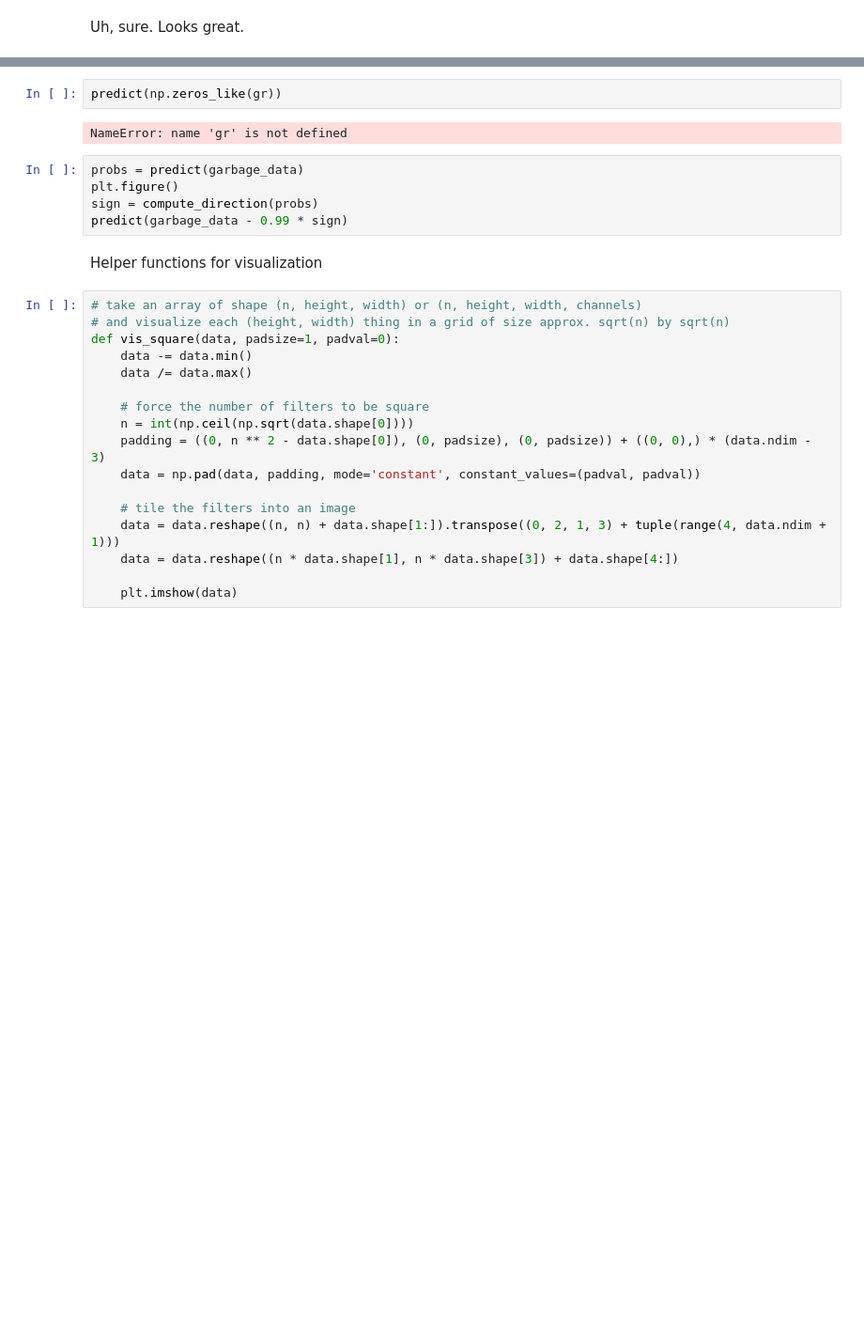
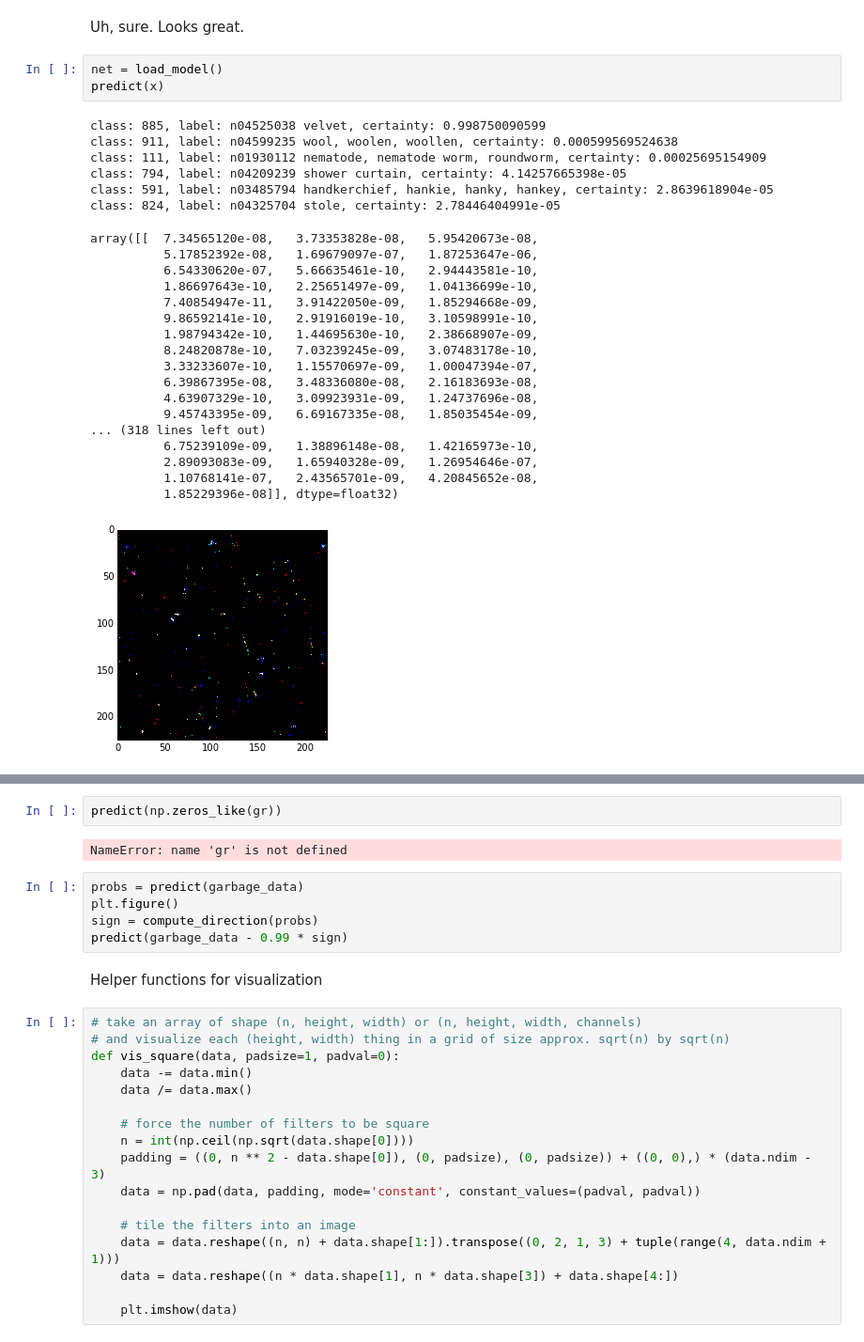
Before and after one commit to jvns/neural-nets-are-weird, a Jupyter notebook: notebooks/neural-nets-are-weird.ipynb, the cells around one changed output, grey strips where cells are left out. Shown at 94% size. Drawn from its saved outputs; the diff is of its cells as text; blank space fills up the shorter version.

```diff
--- a/notebooks/neural-nets-are-weird.ipynb
+++ b/notebooks/neural-nets-are-weird.ipynb
@@ -250,3 +249,31 @@ _ = predict(input_data - 0.15 * delta, n_preds=1)
 # %% [markdown]
 Uh, sure. Looks great.
+# %%
+net = load_model()
+predict(x)
+# %% [output]
+class: 885, label: n04525038 velvet, certainty: 0.998750090599
+class: 911, label: n04599235 wool, woolen, woollen, certainty: 0.000599569524638
+class: 111, label: n01930112 nematode, nematode worm, roundworm, certainty: 0.00025695154909
+class: 794, label: n04209239 shower curtain, certainty: 4.14257665398e-05
+class: 591, label: n03485794 handkerchief, hankie, hanky, hankey, certainty: 2.8639618904e-05
+class: 824, label: n04325704 stole, certainty: 2.78446404991e-05
+array([[  7.34565120e-08,   3.73353828e-08,   5.95420673e-08,
+          5.17852392e-08,   1.69679097e-07,   1.87253647e-06,
+          6.54330620e-07,   5.66635461e-10,   2.94443581e-10,
+          1.86697643e-10,   2.25651497e-09,   1.04136699e-10,
+          7.40854947e-11,   3.91422050e-09,   1.85294668e-09,
+          9.86592141e-10,   2.91916019e-10,   3.10598991e-10,
+          1.98794342e-10,   1.44695630e-10,   2.38668907e-09,
+          8.24820878e-10,   7.03239245e-09,   3.07483178e-10,
+          3.33233607e-10,   1.15570697e-09,   1.00047394e-07,
+          6.39867395e-08,   3.48336080e-08,   2.16183693e-08,
+          4.63907329e-10,   3.09923931e-09,   1.24737696e-08,
+          9.45743395e-09,   6.69167335e-08,   1.85035454e-09,
+... (318 lines left out)
+          6.75239109e-09,   1.38896148e-08,   1.42165973e-10,
+          2.89093083e-09,   1.65940328e-09,   1.26954646e-07,
+          1.10768141e-07,   2.43565701e-09,   4.20845652e-08,
+          1.85229396e-08]], dtype=float32)
+[figure, added]
 # %%
```
Also changed, not shown: parts of 22 cells of this notebook.
